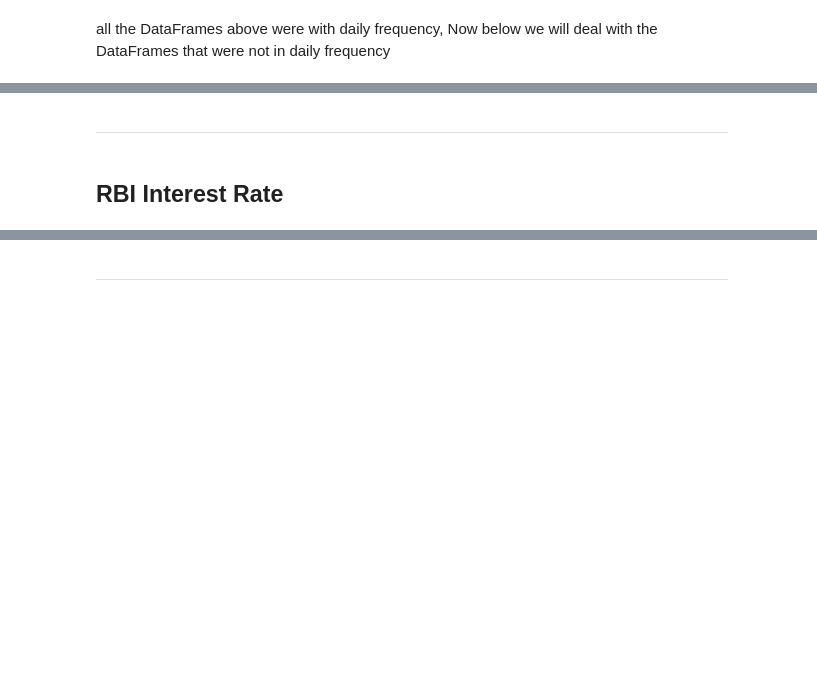
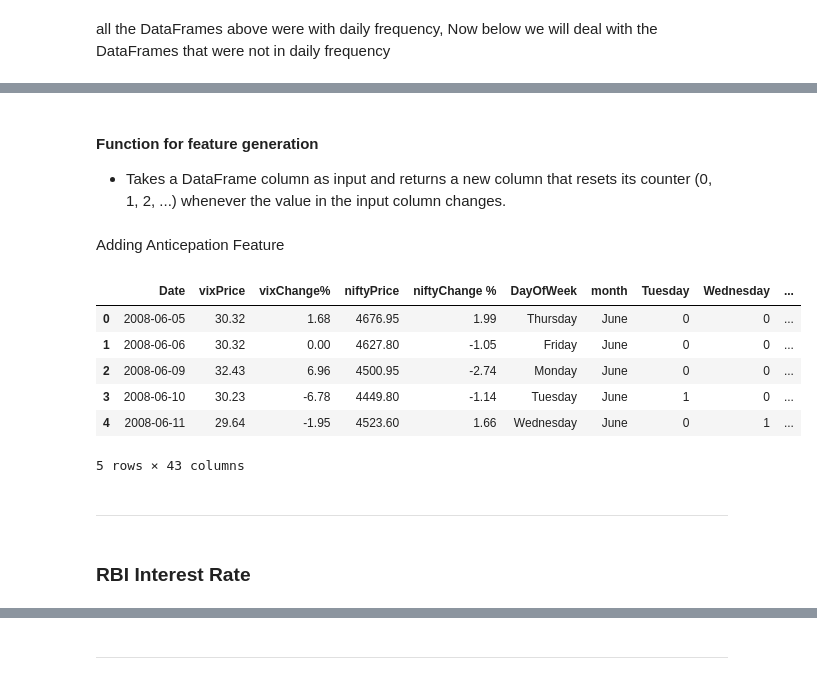
Before and after one commit to albertodavincishekhawat/Nifty-PredictionbyMacro, a Jupyter notebook: MarketPredictionUsingMacroDataUsingTFT.ipynb, the cells around one changed output, grey strips where cells are left out. Cells and saved outputs as stored; diff of their text form; code cells hidden in the pictures; blank space fills up the shorter version.

Commit message:
data processing complete

```diff
--- a/MarketPredictionUsingMacroDataUsingTFT.ipynb
+++ b/MarketPredictionUsingMacroDataUsingTFT.ipynb
@@ -61,7 +111,7 @@ gold['GoldPrice']=gold['GoldPrice'].astype(float)
 gold['GoldChange %']=gold['GoldChange %'].astype(str).str.replace("%","")
 gold['GoldChange %']=gold['GoldChange %'].astype(float)
 
-gold['Date'] =  pd.to_datetime(gold['Date'])
+# gold['Date'] =  pd.to_datetime(gold['Date'])
 
 gold.info()
 gold
@@ -215,0 +487,15 @@ T10Y2Ydf.info()
+# %%
+dfa = pd.read_csv("MacroData/S&P500.csv")
+SnP500 = pd.DataFrame()
+SnP500[['Date','SnP500Price','SnP500Change %']] = dfa[['Date','Price','Change %']]
+
+SnP500['Date']=pd.to_datetime(SnP500['Date'])
+
+SnP500['SnP500Price']=SnP500['SnP500Price'].astype(str).str.replace(',','')
+SnP500['SnP500Price']=SnP500['SnP500Price'].astype(float)
+
+SnP500['SnP500Change %']=SnP500['SnP500Change %'].astype(str).str.replace("%","")
+SnP500['SnP500Change %']=SnP500['SnP500Change %'].astype(float)
+
+SnP500.info()
+SnP500.head()
@@ -234,5 +552,7 @@ daily_df = pd.merge(daily_df, usdinr, how='left', on='Date')
 daily_df = pd.merge(daily_df, usdindex, how='left', on='Date')
 # %%
 daily_df = pd.merge(daily_df, T10Y2Ydf, how='left', on='Date')
+# %%
+daily_df = pd.merge(daily_df, SnP500, how='left', on='Date')
 # %%
 daily_df.head(2)
@@ -261,7 +636,28 @@ daily_df.info()
+# %% [markdown]
+#### Function for feature generation
+* Takes a DataFrame column as input and returns a new column that resets its counter (0, 1, 2, ...) whenever the value in the input column changes.
+# %%
+def create_reset_counter(input_column):
+    group = (input_column != input_column.shift()).cumsum()
+    return input_column.groupby(group).cumcount()
+# %% [markdown]
+Adding Anticepation Feature
+# %%
+
+daily_df["FedinterestAnticepation"] = create_reset_counter(daily_df["Fedinterest"])
+daily_df.head()
+# %% [output]
+|  | Date | vixPrice | vixChange% | niftyPrice | niftyChange % | DayOfWeek | month | Tuesday | Wednesday | ... |
+| 0 | 2008-06-05 | 30.32 | 1.68 | 4676.95 | 1.99 | Thursday | June | 0 | 0 | ... |
+| 1 | 2008-06-06 | 30.32 | 0.00 | 4627.80 | -1.05 | Friday | June | 0 | 0 | ... |
+| 2 | 2008-06-09 | 32.43 | 6.96 | 4500.95 | -2.74 | Monday | June | 0 | 0 | ... |
+| 3 | 2008-06-10 | 30.23 | -6.78 | 4449.80 | -1.14 | Tuesday | June | 1 | 0 | ... |
+| 4 | 2008-06-11 | 29.64 | -1.95 | 4523.60 | 1.66 | Wednesday | June | 0 | 1 | ... |
+5 rows × 43 columns
 # %% [markdown]
 ---
 # %% [markdown]
-## **RBI Interest Rate**
+### **RBI Interest Rate**
 # %%
 df7 = pd.read_csv("MacroData/Rbiinterest.csv")
 rbiinterest = df7.copy()
```
Also changed, not shown: parts of 77 cells of this notebook, 3 other files.
